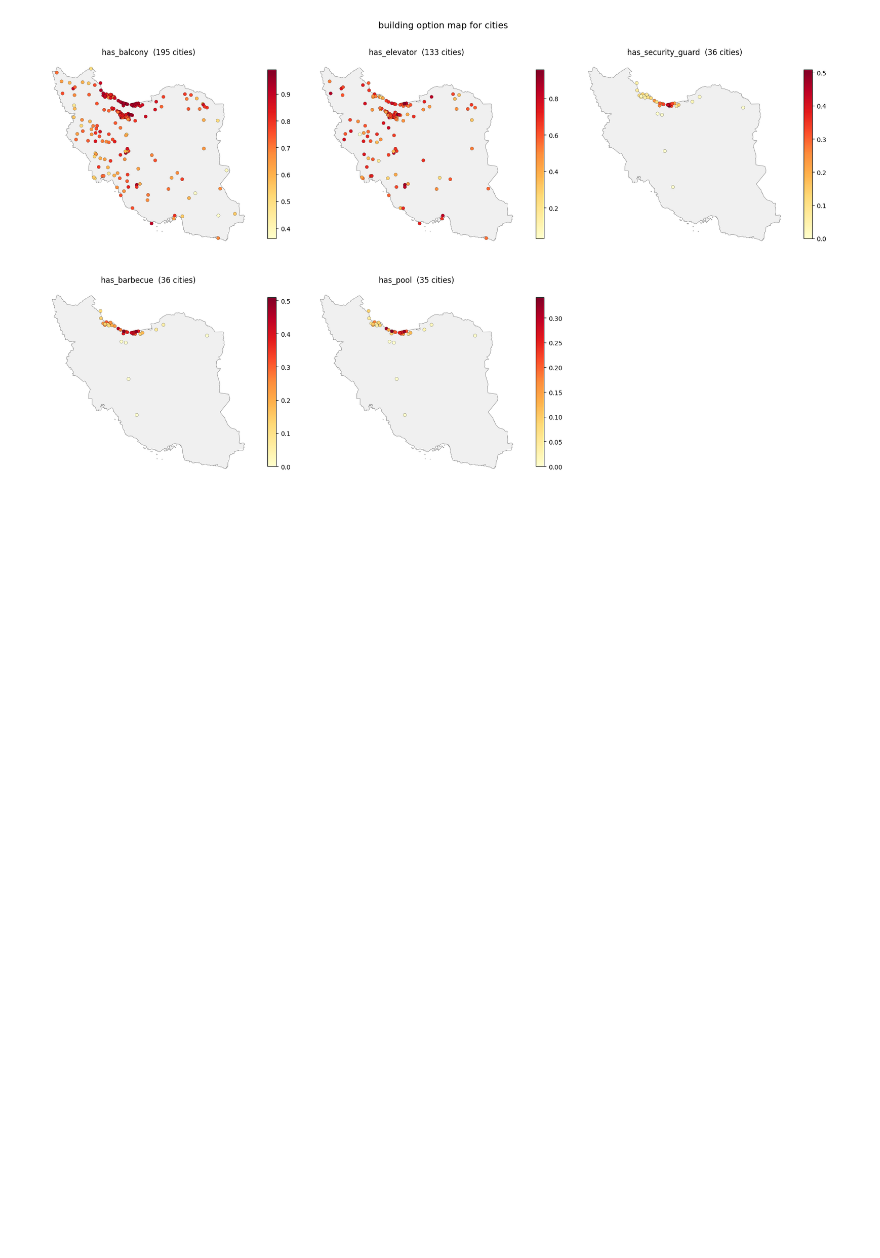
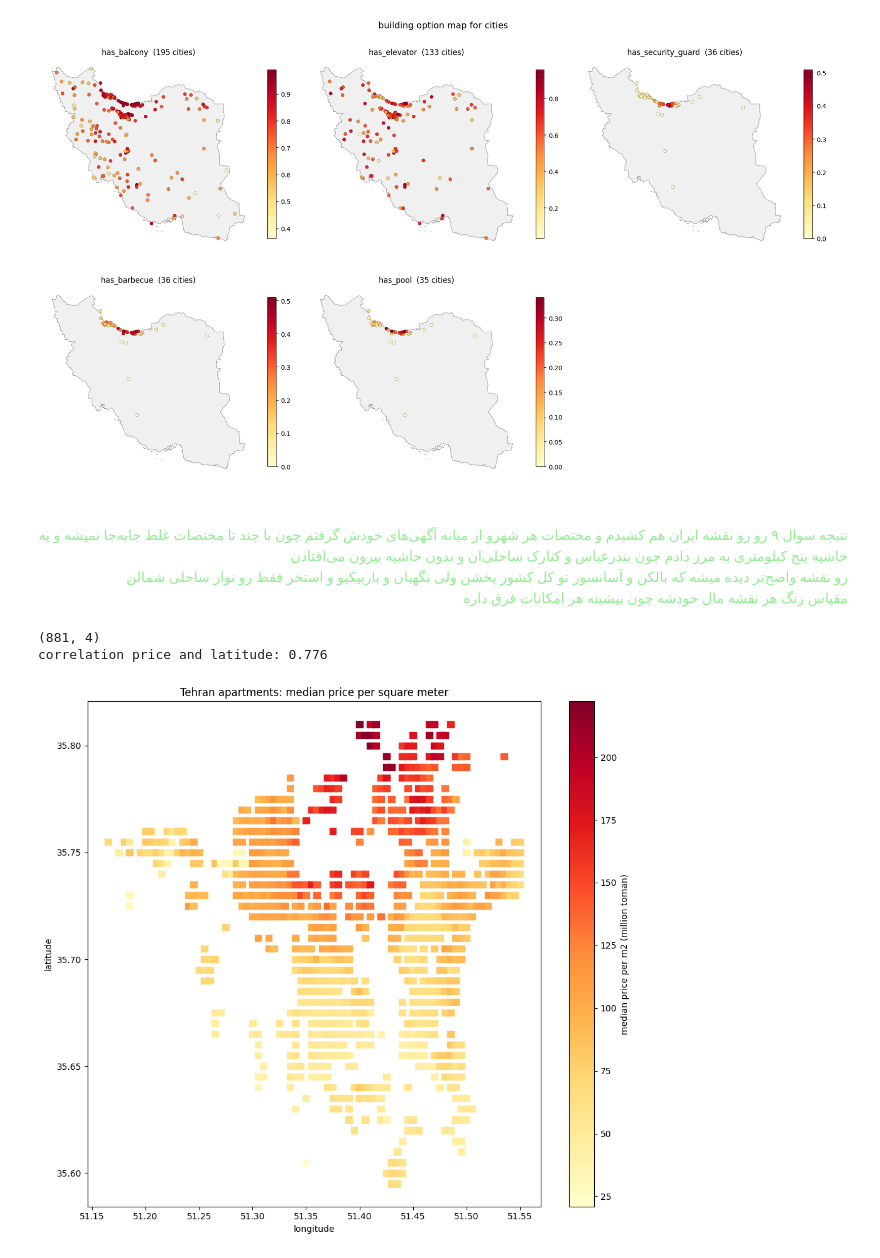
Before and after one commit to aminrafi394/quera-AI-first-project, a Jupyter notebook: notebooks/q8_q9_mahdi.ipynb, the cells around one changed output. Saved outputs shown, nothing was run; the diff lists cells and outputs as text; code cells hidden in the pictures; blank space fills up the shorter version.

Commit message:
Add Tehran price per square meter map for Q8

```diff
--- a/notebooks/q8_q9_mahdi.ipynb
+++ b/notebooks/q8_q9_mahdi.ipynb
@@ -620,3 +620,44 @@ plt.tight_layout()
 plt.show()
 # %% [output]
 [figure]
+# %% [markdown]
+<p dir="rtl" align="right"><font color="#90EE90" face="vazir">
+نتیجه سوال ۹ رو رو نقشه ایران هم کشیدم و مختصات هر شهرو از میانه آگهی‌های خودش گرفتم چون با چند تا مختصات غلط جابه‌جا نمیشه و یه حاشیه پنج کیلومتری به مرز دادم چون بندرعباس و کنارک ساحلی‌ان و بدون حاشیه بیرون می‌افتادن
+<br>
+رو نقشه واضح‌تر دیده میشه که بالکن و آسانسور تو کل کشور پخشن ولی نگهبان و باربیکیو و استخر فقط رو نوار ساحلی شمالن
+<br>
+مقیاس رنگ هر نقشه مال خودشه چون بیشینه هر امکانات فرق داره
+</font></p>
+# %%
+# price map of Tehran apartments
+step = 0.005
+t = df_q8[(df_q8['city_slug'] == 'tehran') & (df_q8['cat3_slug'] == 'apartment-sell')]
+t = t.dropna(subset=['price_per_m2', 'location_latitude', 'location_longitude']).copy()
+
+la1, la2 = t['location_latitude'].quantile([0.01, 0.99])
+lo1, lo2 = t['location_longitude'].quantile([0.01, 0.99])
+t = t[t['location_latitude'].between(la1, la2) & t['location_longitude'].between(lo1, lo2)]
+
+t['glat'] = (t['location_latitude'] / step).round() * step
+t['glon'] = (t['location_longitude'] / step).round() * step
+
+grid = t.groupby(['glat', 'glon'])['price_per_m2'].agg(['median', 'size'])
+grid = grid[grid['size'] >= 20].reset_index()
+
+print(grid.shape)
+print('correlation price and latitude:',round(grid['median'].corr(grid['glat']), 3))
+# %% [output]
+(881, 4)
+correlation price and latitude: 0.776
+# %%
+# static map: each cell coloured by its median price per square meter
+fig, ax = plt.subplots(figsize=(10, 9))
+sc = ax.scatter(grid['glon'], grid['glat'], c=grid['median'] / 1e6,cmap='YlOrRd', s=60, marker='s')
+plt.colorbar(sc, ax=ax, label='median price per m2 (million toman)')
+ax.set_title('Tehran apartments: median price per square meter')
+ax.set_xlabel('longitude')
+ax.set_ylabel('latitude')
+plt.tight_layout()
+plt.show()
+# %% [output]
+[figure, added]
```
Also changed, not shown: parts of 2 cells of this notebook, 1 other file.
